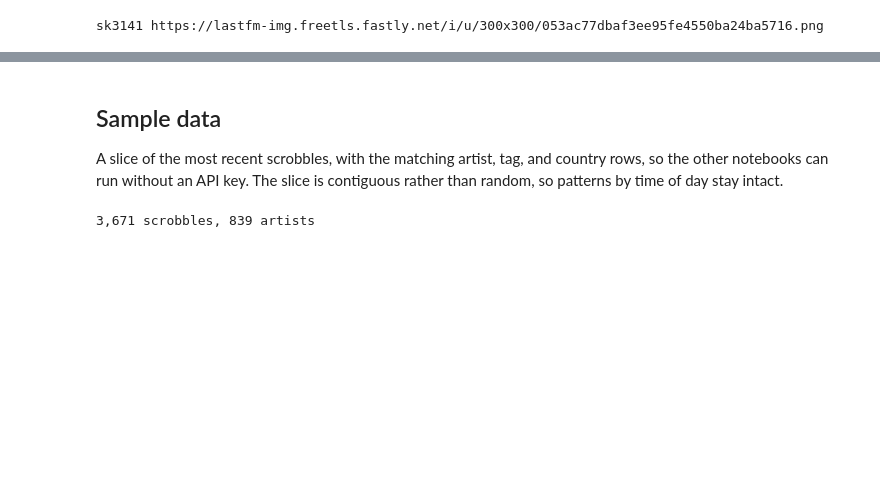
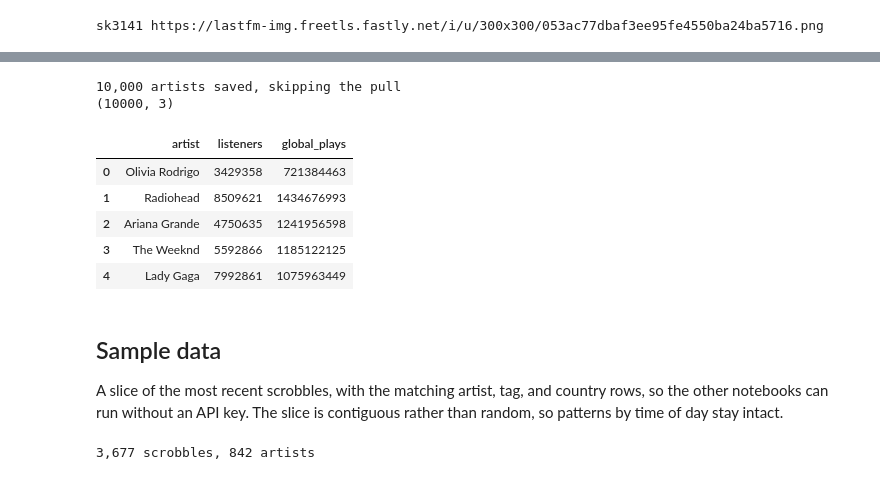
Before and after one commit to skumagai3/lastfm_data_demos, a Jupyter notebook: 00_ingest.ipynb, the cells around one changed output, grey strips where cells are left out. Saved outputs shown, nothing was run; the diff lists cells and outputs as text; code cells hidden in the pictures; blank space fills up the shorter version.

```diff
--- a/00_ingest.ipynb
+++ b/00_ingest.ipynb
@@ -414,3 +434,35 @@ sk3141 https://lastfm-img.freetls.fastly.net/i/u/300x300/053ac77dbaf3ee95fe4550b
+# %%
+CHART_PAGES = 100  # pages of 100 artists; 100 pages is the global top 10,000
+REFRESH_CHART = False  # True pulls the chart again even if global_chart.parquet exists
+
+if os.path.exists('global_chart.parquet') and not REFRESH_CHART:
+    chart_df = pd.read_parquet('global_chart.parquet')
+    print(f'{len(chart_df):,} artists saved, skipping the pull')
+else:
+    chart_rows = []
+    for page in range(1, CHART_PAGES + 1):
+        result = call_api('chart.gettopartists', limit=100, page=page)
+        page_artists = result['artists']['artist']
+        if not page_artists:  # ran past the end of the chart
+            break
+        chart_rows.extend({'artist': a['name'], 'listeners': int(a['listeners']), 'global_plays': int(a['playcount'])}
+                          for a in page_artists)
+        if page % 20 == 0:
+            print(f'{page}/{CHART_PAGES} pages')
+
+    chart_df = pd.DataFrame(chart_rows).drop_duplicates('artist')
+    chart_df.to_parquet('global_chart.parquet', index=False)
+print(chart_df.shape)
+chart_df.head()
+# %% [output]
+10,000 artists saved, skipping the pull
+(10000, 3)
+|  | artist | listeners | global_plays |
+| 0 | Olivia Rodrigo | 3429358 | 721384463 |
+| 1 | Radiohead | 8509621 | 1434676993 |
+| 2 | Ariana Grande | 4750635 | 1241956598 |
+| 3 | The Weeknd | 5592866 | 1185122125 |
+| 4 | Lady Gaga | 7992861 | 1075963449 |
 # %% [markdown]
 ## Sample data
 A slice of the most recent scrobbles, with the matching artist, tag, and country rows, so the other notebooks can run without an API key. The slice is contiguous rather than random, so patterns by time of day stay intact.
@@ -431,6 +483,7 @@ sample.to_parquet('sample_data/scrobbles.parquet', index=False)
 artists[artists['artist'].isin(sample_artists)].to_parquet('sample_data/artists.parquet', index=False)
 tags[tags['artist'].isin(sample_artists)].to_parquet('sample_data/artist_tags.parquet', index=False)
 countries[countries['artist'].isin(sample_artists)].to_parquet('sample_data/artist_countries.parquet', index=False)
+pd.read_parquet('global_chart.parquet').to_parquet('sample_data/global_chart.parquet', index=False)  # the whole chart, it is small
 print(f'{len(sample):,} scrobbles, {len(sample_artists):,} artists')
 # %% [output]
-3,671 scrobbles, 839 artists
+3,677 scrobbles, 842 artists
```
Also changed, not shown: parts of 15 cells of this notebook, 25 other files.
